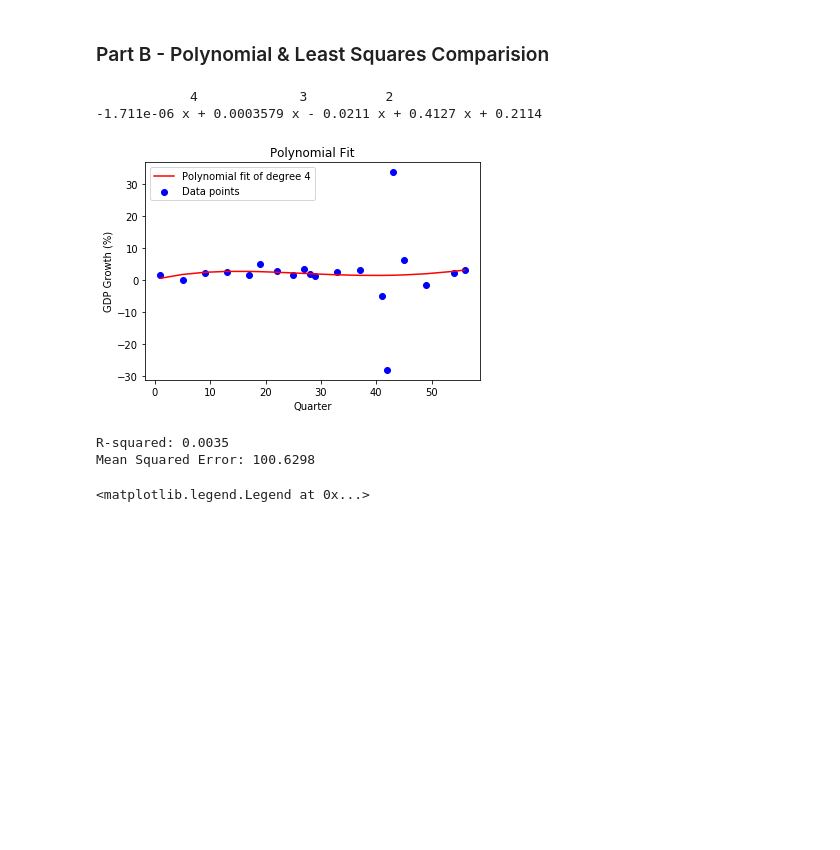
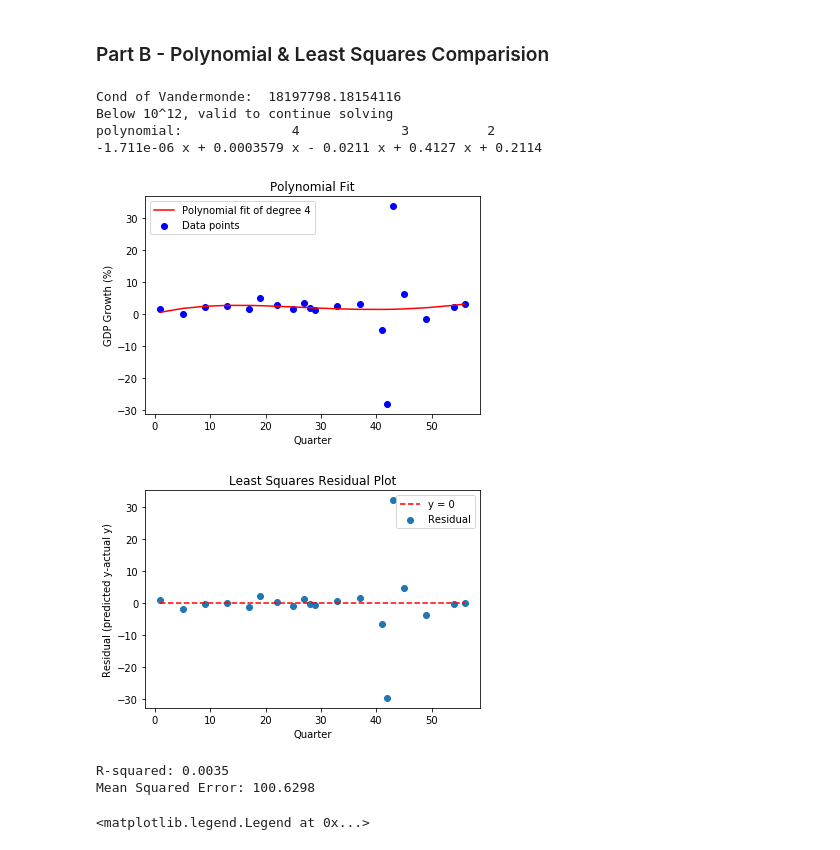
Before and after one commit to rithikabakshi/coe311k, a Jupyter notebook: classwork/rb49258-Midterm.ipynb, the cells around one changed output. Drawn from its saved outputs; the diff is of its cells as text; code cells hidden in the pictures; blank space fills up the shorter version.

```diff
--- a/classwork/rb49258-Midterm.ipynb
+++ b/classwork/rb49258-Midterm.ipynb
@@ -135,50 +138,79 @@ Text(0.5, 1.0, 'Quarter vs GDP Growth, Interpolated')
 3. The Runge Phenomenon is the oscillatory behavior that occurs when fitting high degree polynomials to data, especially near the endpoints, causing the function to diverge rapidly instead of predicting the future trend of the data. When considering the merits of interpolation vs numerical stability when there are extreme outliers in the data, it's important to consider the context of the data. In this dataset, the spline is required to pass exactly through the 2020 Q2 value of −28.1%, which acts as a strong outlier. Because cubic splines are interpolating functions, they will exactly match this point, which can distort the shape of the spline in nearby intervals. If the data has local features, a polynomial or smoothing spline would not be able to accurately capture that. However, if the data is noisy, a cubic spline would pass through each point, not providing an accurate insight into the overall trend. Since the overall goal is to interpolate the data given, a spline would be more preferable due to the fact that it more accurately captures the local fluctuations between the points. However, if the goal was to predict a future quarter, a least squares model would provide the trend of the data, allowing predictions to be made.
 # %% [markdown]
 ### Part B - Polynomial & Least Squares Comparision
+# %%
+def vandermonde(x, degree):
+    V = []
+    x = x.flatten() # changes from array to numbers
+
+    for i in x:
+        row = []
+        for power in range(degree + 1):
+            row.append(i ** power)  # build powers 0-n
+        V.append(row)
+
+    return np.array(V)
 # %%
 # Create Vandermonde matrix
 degree = 4
-V = np.vander(x, N=degree+1, increasing=True)
+V = vandermonde(x,degree)
 
 # V.T * V
 VT_V = np.dot(V.T, V)
 # V.T * y
 VT_y = np.dot(V.T, y)
 # Solve for a (coefficients)
+test = np.linalg.cond(V)
 
+# test for conditional number of vmonde
+print("Cond of Vandermonde: ",test)
+print("Below 10^12, valid to continue solving")
 # vandermonde is O(n)
 
 coefficients = np.linalg.solve(VT_V, VT_y)
 
 # linalg.solve is O(n^3)
 
 polynomial = np.poly1d(coefficients[::-1])
 
-print(polynomial)
+print("polynomial: ",polynomial)
 
 # Generate predicted y-values based on the fitted polynomial
 y_pred = polynomial(x)
 # plot results
 plt.scatter(x, y, color='blue', label='Data points') # Original data points
 plt.plot(x, y_pred, color='red', label=f'Polynomial fit of degree {degree}')
 # Fitted curve
 plt.title('Polynomial Fit')
 plt.xlabel('Quarter')
 plt.ylabel("GDP Growth (%)")
 plt.legend()
 plt.show()
 
+# residual plot
+resid = y-(y_pred)
+plt.scatter(x,resid, label = "Residual")
+plt.title('Least Squares Residual Plot')
+plt.plot(x,np.zeros_like(y),'r--',label = "y = 0")
+plt.xlabel("Quarter")
+plt.ylabel("Residual (predicted y-actual y)")
+plt.legend()
+plt.show()
+
 ss_total = np.sum((y - np.mean(y))**2)
 ss_res = np.sum((y - y_pred)**2)
 r_squared = 1 - (ss_res / ss_total)
 print(f'R-squared: {r_squared:.4f}')
 
 mse = np.mean((y - y_pred)**2)
 print(f'Mean Squared Error: {mse:.4f}')
 # %% [output]
-            4             3          2
+Cond of Vandermonde:  18197798.18154116
+Below 10^12, valid to continue solving
+polynomial:              4             3          2
 -1.711e-06 x + 0.0003579 x - 0.0211 x + 0.4127 x + 0.2114
 [figure]
+[figure, added]
 R-squared: 0.0035
 Mean Squared Error: 100.6298
 # %%
```
Also changed, not shown: parts of 2 cells of this notebook, 2 other files.
